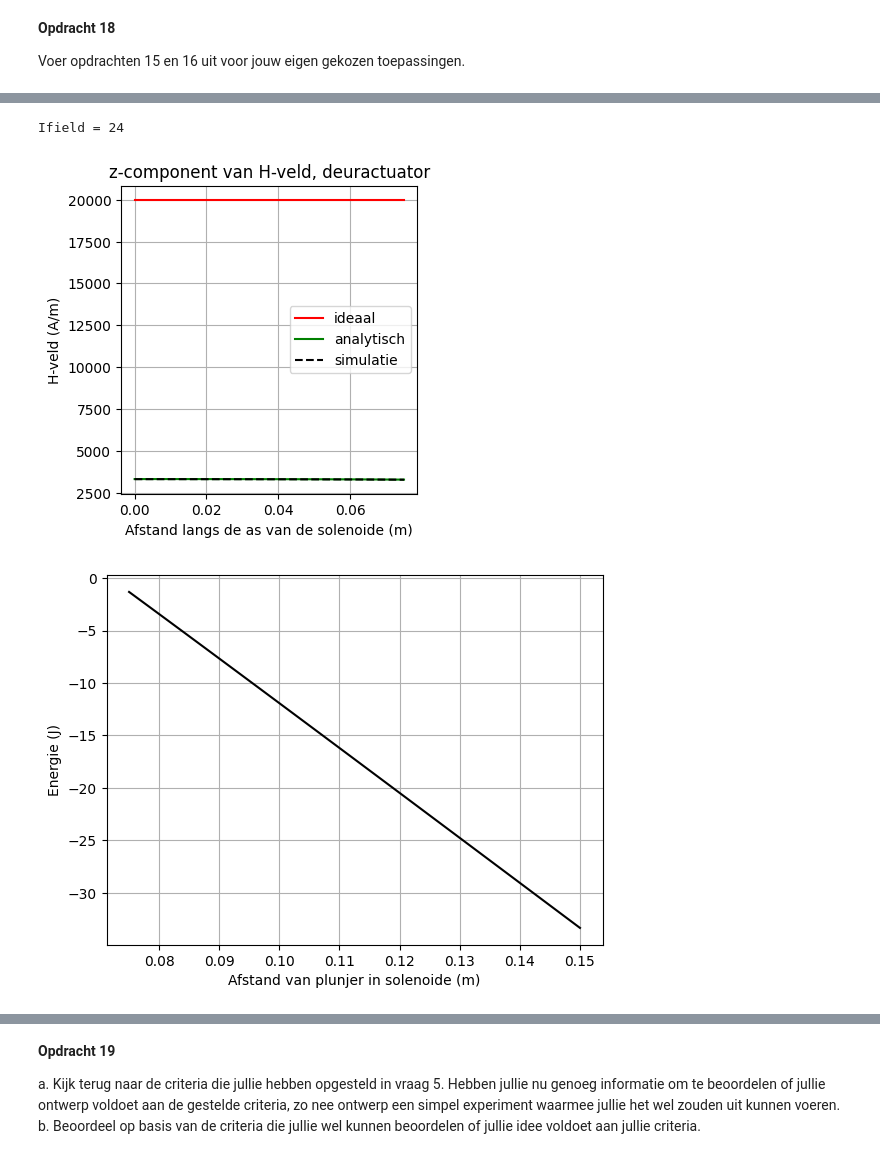
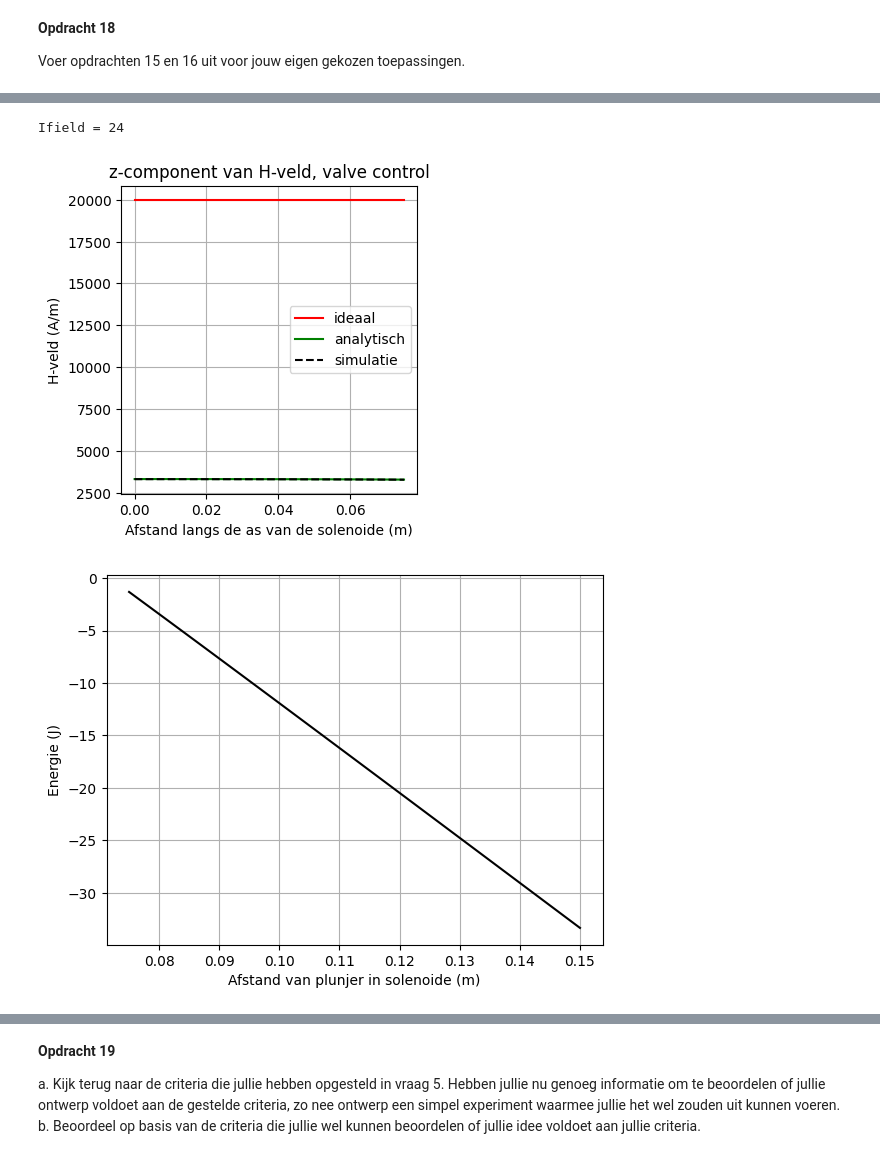
Before and after one commit to JSlootsTUD/opdrachten-DEF-D-Justin, a Jupyter notebook: DigitaleOntwerpopdrachten/2KrachtactuatorOpdracht/2KrachtactuatorOpdracht/KrachtactuatorOpdracht.ipynb, the cells around one changed output, grey strips where cells are left out. Cells and saved outputs as stored; diff of their text form; code cells hidden in the pictures.

```diff
--- a/DigitaleOntwerpopdrachten/2KrachtactuatorOpdracht/2KrachtactuatorOpdracht/KrachtactuatorOpdracht.ipynb
+++ b/DigitaleOntwerpopdrachten/2KrachtactuatorOpdracht/2KrachtactuatorOpdracht/KrachtactuatorOpdracht.ipynb
@@ -733,6 +731,6 @@ KeyboardInterrupt:
 # %%
-# deurslot
-aantal_wikkelingen = 133
+# Valve Control
+aantal_wikkelingen = 595
 n_ax = 25
 z_ax = np.linspace(0, 1.5*L_sol, n_ax)
 H_ax = np.zeros((n_ax, 1))
@@ -791,42 +789,42 @@ H_veld_analytisch=(aantal_windingen*I_bron[2]/L_sol/2)*((L_sol/2-z_ax)/np.sqrt((
 #plot
 plt.figure(figsize=(13,4))
 plt.subplot(131)
-plt.title('z-component van H-veld, deuractuator')
+plt.title('z-component van H-veld, valve control')
 plt.plot(z_ax, H_veld_ideaal, '-r', label='ideaal')
 plt.plot(z_ax, H_veld_analytisch, '-g', label='analytisch')
 plt.plot(z_ax, H_ax, '--k', label='simulatie')
 plt.xlabel('Afstand langs de as van de solenoide (m)')
 plt.ylabel('H-veld (A/m)')
 
 plt.legend()
 plt.grid()
 
 plt.show()
 
 # integrate the field up to point z_p
 Wz=-0.5*np.pi*rs[2]**2*np.cumsum(np.flipud(H_ax)*mu_r*mu0*np.flipud(H_ax))*(z_ax[1] - z_ax[0])
 
 plt.plot(L_sol/2 - z_ax, np.flipud(Wz), '-k')
 plt.xlabel('Afstand van plunjer in solenoide (m)'), plt.ylabel('Energie (J)')
 plt.grid()
 plt.show()
 
-force_analytical = -mu0*mu_r*np.pi*rs[2]**2*aantal_windingen**2*I_bron[2]**2/2/L_sol**2 # Kracht uitrekenen numeriek
-force_numerical=np.diff(Wz, n=1, append=[0])/(z_ax[1] - z_ax[0]) # Kracht uitrekenen
+force_analytisch = -mu0*mu_r*np.pi*rs[2]**2*aantal_windingen**2*I_bron[2]**2/2/L_sol**2 # Kracht uitrekenen numeriek
+force_numeriek=np.diff(Wz, n=1, append=[0])/(z_ax[1] - z_ax[0]) # Kracht uitrekenen
 
 # Plotting the results
 plt.figure()
 plt.title('Kracht vs afstand van plunjer in solenoide')
-plt.plot(L_sol/2 - z_ax, np.flipud(force_numerical), '--k', label='Kracht')
+plt.plot(L_sol/2 - z_ax, np.flipud(force_numeriek), '--k', label='Kracht')
 plt.plot(L_sol/2 - z_ax, -F[2]*np.ones(n_ax), '--r', label='Benodigde kracht bij toepassing')
-plt.plot(L_sol/2 - z_ax, force_analytical*np.ones(n_ax), '--g', label='Kracht oneindig lange solenoide')
+plt.plot(L_sol/2 - z_ax, force_analytisch*np.ones(n_ax), '--g', label='Kracht oneindig lange solenoide')
 plt.xlabel('Afstand van plunjer in solenoide (m)'), plt.ylabel('Kracht (N)')
 plt.grid()
 plt.legend()
 plt.show()
 # %% [output]
 Ifield = 24
-[figure, old version]
+[figure, new version]
 [figure]
 [figure]
 # %% [markdown]
```
Also changed, not shown: parts of 5 cells of this notebook.
